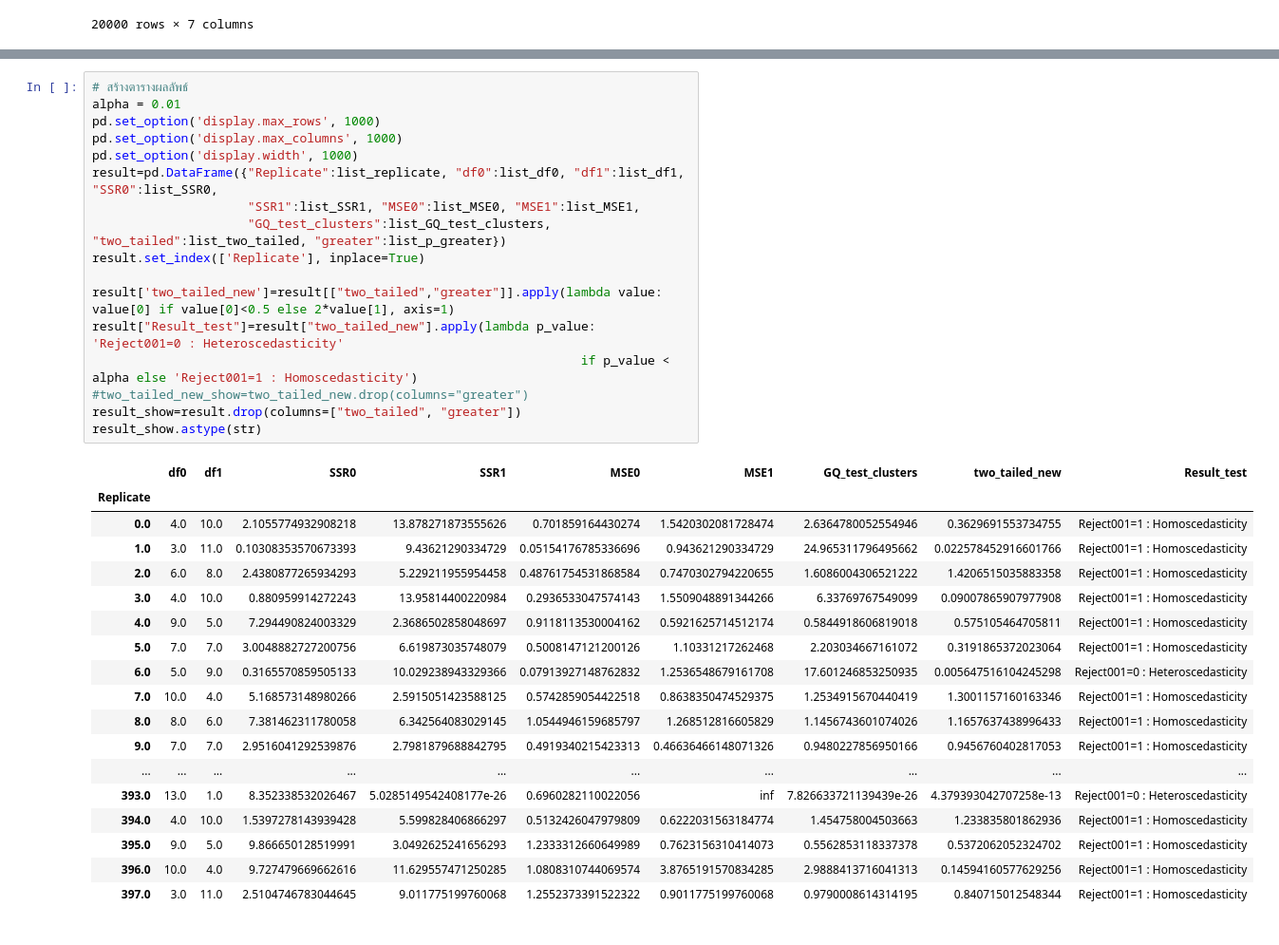
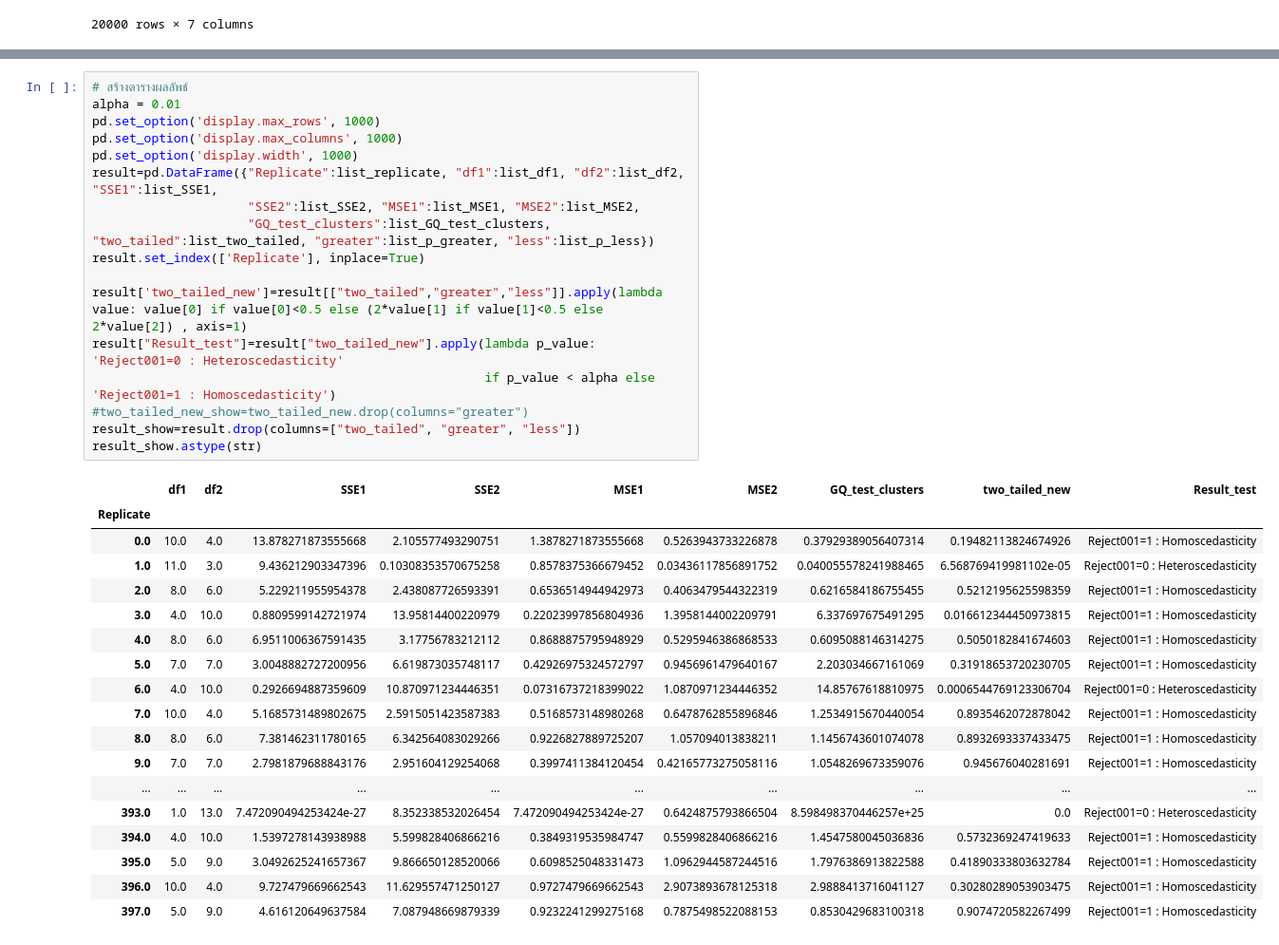
Before and after one commit to iam-fern/Generate_multiplication, a Jupyter notebook: GQtest_cluster_data_multi_delta_(0)_n20_01.ipynb, the cells around one changed output, grey strips where cells are left out. Shown at 95% size. Saved outputs shown, nothing was run; the diff lists cells and outputs as text.

```diff
--- a/GQtest_cluster_data_multi_delta_(0)_n20_01.ipynb
+++ b/GQtest_cluster_data_multi_delta_(0)_n20_01.ipynb
@@ -252,39 +285,39 @@ result.astype(str)
 # %%
 # สร้างตารางผลลัพธ์
 alpha = 0.01
 pd.set_option('display.max_rows', 1000)
 pd.set_option('display.max_columns', 1000)
 pd.set_option('display.width', 1000)
-result=pd.DataFrame({"Replicate":list_replicate, "df0":list_df0, "df1":list_df1, "SSR0":list_SSR0,
-                     "SSR1":list_SSR1, "MSE0":list_MSE0, "MSE1":list_MSE1,
-                     "GQ_test_clusters":list_GQ_test_clusters, "two_tailed":list_two_tailed, "greater":list_p_greater})
+result=pd.DataFrame({"Replicate":list_replicate, "df1":list_df1, "df2":list_df2, "SSE1":list_SSE1,
+                     "SSE2":list_SSE2, "MSE1":list_MSE1, "MSE2":list_MSE2,
+                     "GQ_test_clusters":list_GQ_test_clusters, "two_tailed":list_two_tailed, "greater":list_p_greater, "less":list_p_less})
 result.set_index(['Replicate'], inplace=True)
 
-result['two_tailed_new']=result[["two_tailed","greater"]].apply(lambda value: value[0] if value[0]<0.5 else 2*value[1], axis=1)
+result['two_tailed_new']=result[["two_tailed","greater","less"]].apply(lambda value: value[0] if value[0]<0.5 else (2*value[1] if value[1]<0.5 else 2*value[2]) , axis=1)
 result["Result_test"]=result["two_tailed_new"].apply(lambda p_value: 'Reject001=0 : Heteroscedasticity'
-                                                                  if p_value < alpha else 'Reject001=1 : Homoscedasticity')
+                                                     if p_value < alpha else 'Reject001=1 : Homoscedasticity')
 #two_tailed_new_show=two_tailed_new.drop(columns="greater")
-result_show=result.drop(columns=["two_tailed", "greater"])
+result_show=result.drop(columns=["two_tailed", "greater", "less"])
 result_show.astype(str)
 # %% [output]
-|  | df0 | df1 | SSR0 | SSR1 | MSE0 | MSE1 | GQ_test_clusters | two_tailed_new | Result_test |
+|  | df1 | df2 | SSE1 | SSE2 | MSE1 | MSE2 | GQ_test_clusters | two_tailed_new | Result_test |
 | Replicate |  |  |  |  |  |  |  |  |  |
-| 0.0 | 4.0 | 10.0 | 2.1055774932908218 | 13.878271873555626 | 0.701859164430274 | 1.5420302081728474 | 2.6364780052554946 | 0.3629691553734755 | Reject001=1 : Homoscedasticity |
-| 1.0 | 3.0 | 11.0 | 0.10308353570673393 | 9.43621290334729 | 0.05154176785336696 | 0.943621290334729 | 24.965311796495662 | 0.022578452916601766 | Reject001=1 : Homoscedasticity |
-| 2.0 | 6.0 | 8.0 | 2.4380877265934293 | 5.229211955954458 | 0.48761754531868584 | 0.7470302794220655 | 1.6086004306521222 | 1.4206515035883358 | Reject001=1 : Homoscedasticity |
-| 3.0 | 4.0 | 10.0 | 0.880959914272243 | 13.95814400220984 | 0.2936533047574143 | 1.5509048891344266 | 6.33769767549099 | 0.09007865907977908 | Reject001=1 : Homoscedasticity |
-| 4.0 | 9.0 | 5.0 | 7.294490824003329 | 2.3686502858048697 | 0.9118113530004162 | 0.5921625714512174 | 0.5844918606819018 | 0.575105464705811 | Reject001=1 : Homoscedasticity |
-| 5.0 | 7.0 | 7.0 | 3.0048882727200756 | 6.619873035748079 | 0.5008147121200126 | 1.10331217262468 | 2.203034667161072 | 0.3191865372023064 | Reject001=1 : Homoscedasticity |
-| 6.0 | 5.0 | 9.0 | 0.3165570859505133 | 10.029238943329366 | 0.07913927148762832 | 1.2536548679161708 | 17.601246853250935 | 0.005647516104245298 | Reject001=0 : Heteroscedasticity |
-| 7.0 | 10.0 | 4.0 | 5.168573148980266 | 2.5915051423588125 | 0.5742859054422518 | 0.8638350474529375 | 1.2534915670440419 | 1.3001157160163346 | Reject001=1 : Homoscedasticity |
-| 8.0 | 8.0 | 6.0 | 7.381462311780058 | 6.342564083029145 | 1.0544946159685797 | 1.268512816605829 | 1.1456743601074026 | 1.1657637438996433 | Reject001=1 : Homoscedasticity |
-| 9.0 | 7.0 | 7.0 | 2.9516041292539876 | 2.7981879688842795 | 0.4919340215423313 | 0.46636466148071326 | 0.9480227856950166 | 0.9456760402817053 | Reject001=1 : Homoscedasticity |
+| 0.0 | 10.0 | 4.0 | 13.878271873555668 | 2.105577493290751 | 1.3878271873555668 | 0.5263943733226878 | 0.37929389056407314 | 0.19482113824674926 | Reject001=1 : Homoscedasticity |
+| 1.0 | 11.0 | 3.0 | 9.436212903347396 | 0.10308353570675258 | 0.8578375366679452 | 0.03436117856891752 | 0.040055578241988465 | 6.568769419981102e-05 | Reject001=0 : Heteroscedasticity |
+| 2.0 | 8.0 | 6.0 | 5.229211955954378 | 2.438087726593391 | 0.6536514944942973 | 0.4063479544322319 | 0.6216584186755455 | 0.5212195625598359 | Reject001=1 : Homoscedasticity |
+| 3.0 | 4.0 | 10.0 | 0.8809599142721974 | 13.95814400220979 | 0.22023997856804936 | 1.3958144002209791 | 6.337697675491295 | 0.016612344450973815 | Reject001=1 : Homoscedasticity |
+| 4.0 | 8.0 | 6.0 | 6.9511006367591435 | 3.17756783212112 | 0.8688875795948929 | 0.5295946386868533 | 0.6095088146314275 | 0.5050182841674603 | Reject001=1 : Homoscedasticity |
+| 5.0 | 7.0 | 7.0 | 3.0048882727200956 | 6.619873035748117 | 0.42926975324572797 | 0.9456961479640167 | 2.203034667161069 | 0.31918653720230705 | Reject001=1 : Homoscedasticity |
+| 6.0 | 4.0 | 10.0 | 0.2926694887359609 | 10.870971234446351 | 0.07316737218399022 | 1.0870971234446352 | 14.85767618810975 | 0.0006544769123306704 | Reject001=0 : Heteroscedasticity |
+| 7.0 | 10.0 | 4.0 | 5.1685731489802675 | 2.5915051423587383 | 0.5168573148980268 | 0.6478762855896846 | 1.2534915670440054 | 0.8935462072878042 | Reject001=1 : Homoscedasticity |
+| 8.0 | 8.0 | 6.0 | 7.381462311780165 | 6.342564083029266 | 0.9226827889725207 | 1.057094013838211 | 1.1456743601074078 | 0.8932693337433475 | Reject001=1 : Homoscedasticity |
+| 9.0 | 7.0 | 7.0 | 2.7981879688843176 | 2.951604129254068 | 0.3997411384120454 | 0.42165773275058116 | 1.0548269673359076 | 0.945676040281691 | Reject001=1 : Homoscedasticity |
 | ... | ... | ... | ... | ... | ... | ... | ... | ... | ... |
-| 393.0 | 13.0 | 1.0 | 8.352338532026467 | 5.0285149542408177e-26 | 0.6960282110022056 | inf | 7.826633721139439e-26 | 4.379393042707258e-13 | Reject001=0 : Heteroscedasticity |
-| 394.0 | 4.0 | 10.0 | 1.5397278143939428 | 5.599828406866297 | 0.5132426047979809 | 0.6222031563184774 | 1.454758004503663 | 1.233835801862936 | Reject001=1 : Homoscedasticity |
-| 395.0 | 9.0 | 5.0 | 9.866650128519991 | 3.0492625241656293 | 1.2333312660649989 | 0.7623156310414073 | 0.5562853118337378 | 0.5372062052324702 | Reject001=1 : Homoscedasticity |
-| 396.0 | 10.0 | 4.0 | 9.727479669662616 | 11.629557471250285 | 1.0808310744069574 | 3.8765191570834285 | 2.9888413716041313 | 0.14594160577629256 | Reject001=1 : Homoscedasticity |
-| 397.0 | 3.0 | 11.0 | 2.5104746783044645 | 9.011775199760068 | 1.2552373391522322 | 0.9011775199760068 | 0.9790008614314195 | 0.840715012548344 | Reject001=1 : Homoscedasticity |
+| 393.0 | 1.0 | 13.0 | 7.472090494253424e-27 | 8.352338532026454 | 7.472090494253424e-27 | 0.6424875793866504 | 8.598498370446257e+25 | 0.0 | Reject001=0 : Heteroscedasticity |
+| 394.0 | 4.0 | 10.0 | 1.5397278143938988 | 5.599828406866216 | 0.3849319535984747 | 0.5599828406866216 | 1.4547580045036836 | 0.5732369247419633 | Reject001=1 : Homoscedasticity |
+| 395.0 | 5.0 | 9.0 | 3.0492625241657367 | 9.866650128520066 | 0.6098525048331473 | 1.0962944587244516 | 1.7976386913822588 | 0.41890333803632784 | Reject001=1 : Homoscedasticity |
+| 396.0 | 10.0 | 4.0 | 9.727479669662543 | 11.629557471250127 | 0.9727479669662543 | 2.9073893678125318 | 2.9888413716041127 | 0.30280289053903475 | Reject001=1 : Homoscedasticity |
+| 397.0 | 5.0 | 9.0 | 4.616120649637584 | 7.087948669879339 | 0.9232241299275168 | 0.7875498522088153 | 0.8530429683100318 | 0.9074720582267499 | Reject001=1 : Homoscedasticity |
 # %%
 result_show['Result_test'].value_counts()
 # %% [output]
```
Also changed, not shown: parts of 5 cells of this notebook.
